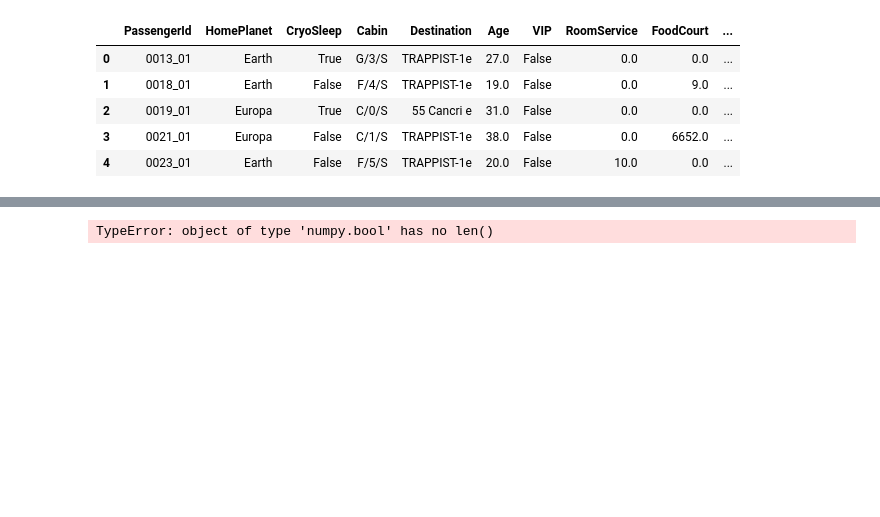
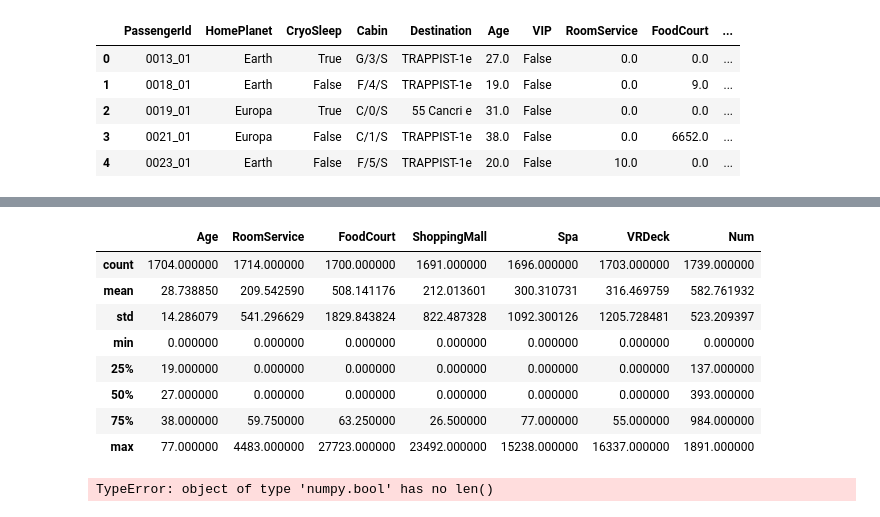
Before and after one commit to shafiqazam/Kaggle, a Jupyter notebook: Spaceship Titanic/main_ensemble.ipynb, the cells around one changed output, grey strips where cells are left out. Saved outputs shown, nothing was run; the diff lists cells and outputs as text; code cells hidden in the pictures; blank space fills up the shorter version.

```diff
--- a/Spaceship Titanic/main_ensemble.ipynb
+++ b/Spaceship Titanic/main_ensemble.ipynb
@@ -76,3 +112,15 @@ X_train, X_test, y_train, y_test = train_test_split(train_df_ori.drop(columns=['
+# %%
+X_test.describe()
+# %% [output]
+|  | Age | RoomService | FoodCourt | ShoppingMall | Spa | VRDeck | Num |
+| count | 1704.000000 | 1714.000000 | 1700.000000 | 1691.000000 | 1696.000000 | 1703.000000 | 1739.000000 |
+| mean | 28.738850 | 209.542590 | 508.141176 | 212.013601 | 300.310731 | 316.469759 | 582.761932 |
+| std | 14.286079 | 541.296629 | 1829.843824 | 822.487328 | 1092.300126 | 1205.728481 | 523.209397 |
+| min | 0.000000 | 0.000000 | 0.000000 | 0.000000 | 0.000000 | 0.000000 | 0.000000 |
+| 25% | 19.000000 | 0.000000 | 0.000000 | 0.000000 | 0.000000 | 0.000000 | 137.000000 |
+| 50% | 27.000000 | 0.000000 | 0.000000 | 0.000000 | 0.000000 | 0.000000 | 393.000000 |
+| 75% | 38.000000 | 59.750000 | 63.250000 | 26.500000 | 77.000000 | 55.000000 | 984.000000 |
+| max | 77.000000 | 4483.000000 | 27723.000000 | 23492.000000 | 15238.000000 | 16337.000000 | 1891.000000 |
 # %%
 model = XGBClassifier(use_label_encoder=False, eval_metric='logloss', enable_categorical=True)
 model.fit(X_train, y_train)
```
Also changed, not shown: parts of 5 cells of this notebook, 2 other files.
